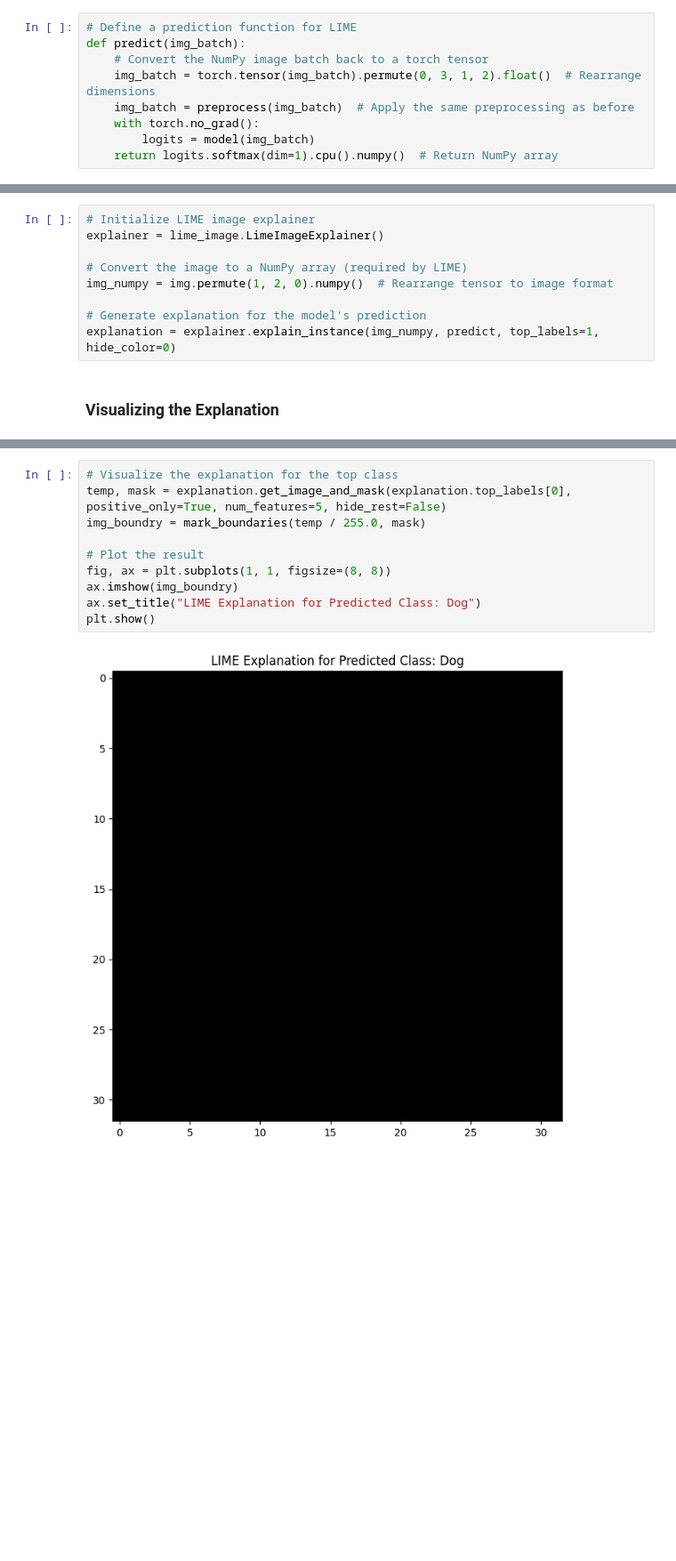
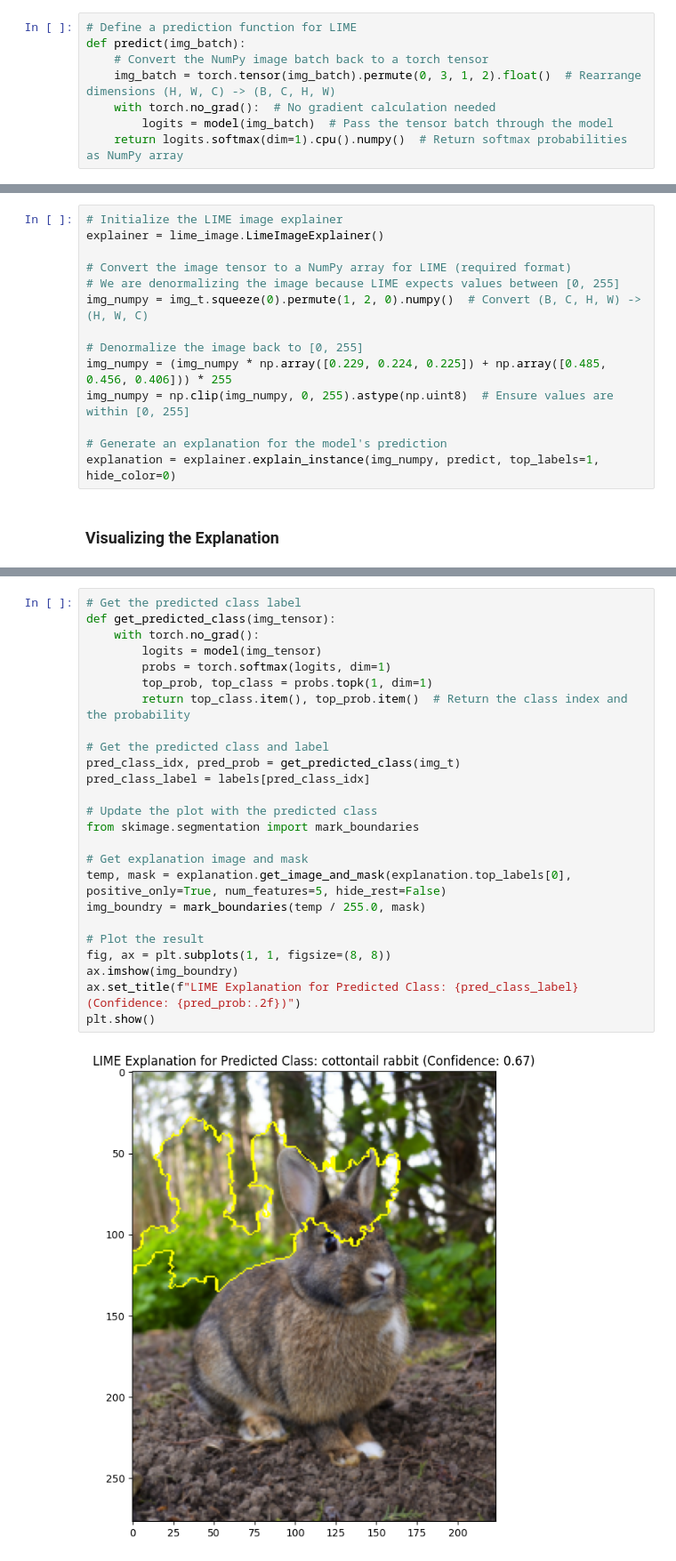
Before and after one commit to aghakishiyeva/Explainable-Techniques-II, a Jupyter notebook: AIPI590_Assignment_5.ipynb, the cells around one changed output, grey strips where cells are left out. Shown at 89% size. Saved outputs shown, nothing was run; the diff lists cells and outputs as text; blank space fills up the shorter version.

```diff
--- a/AIPI590_Assignment_5.ipynb
+++ b/AIPI590_Assignment_5.ipynb
@@ -90,9 +90,8 @@ In this cell, we define the predict function for LIME. This function takes the p
 # Define a prediction function for LIME
 def predict(img_batch):
     # Convert the NumPy image batch back to a torch tensor
-    img_batch = torch.tensor(img_batch).permute(0, 3, 1, 2).float()  # Rearrange dimensions
-    img_batch = preprocess(img_batch)  # Apply the same preprocessing as before
-    with torch.no_grad():
-        logits = model(img_batch)
-    return logits.softmax(dim=1).cpu().numpy()  # Return NumPy array
+    img_batch = torch.tensor(img_batch).permute(0, 3, 1, 2).float()  # Rearrange dimensions (H, W, C) -> (B, C, H, W)
+    with torch.no_grad():  # No gradient calculation needed
+        logits = model(img_batch)  # Pass the tensor batch through the model
+    return logits.softmax(dim=1).cpu().numpy()  # Return softmax probabilities as NumPy array
 # %% [markdown]
@@ -102,11 +101,16 @@ Here, we initialize the LIME explainer for image data. We convert the dog image
 # %%
-# Initialize LIME image explainer
+# Initialize the LIME image explainer
 explainer = lime_image.LimeImageExplainer()
 
-# Convert the image to a NumPy array (required by LIME)
-img_numpy = img.permute(1, 2, 0).numpy()  # Rearrange tensor to image format
+# Convert the image tensor to a NumPy array for LIME (required format)
+# We are denormalizing the image because LIME expects values between [0, 255]
+img_numpy = img_t.squeeze(0).permute(1, 2, 0).numpy()  # Convert (B, C, H, W) -> (H, W, C)
 
-# Generate explanation for the model's prediction
+# Denormalize the image back to [0, 255]
+img_numpy = (img_numpy * np.array([0.229, 0.224, 0.225]) + np.array([0.485, 0.456, 0.406])) * 255
+img_numpy = np.clip(img_numpy, 0, 255).astype(np.uint8)  # Ensure values are within [0, 255]
+
+# Generate an explanation for the model's prediction
 explanation = explainer.explain_instance(img_numpy, predict, top_labels=1, hide_color=0)
 # %% [markdown]
 ### Visualizing the Explanation
@@ -113,12 +119,27 @@ explanation = explainer.explain_instance(img_numpy, predict, top_labels=1, hide_
 # %%
-# Visualize the explanation for the top class
+# Get the predicted class label
+def get_predicted_class(img_tensor):
+    with torch.no_grad():
+        logits = model(img_tensor)
+        probs = torch.softmax(logits, dim=1)
+        top_prob, top_class = probs.topk(1, dim=1)
+        return top_class.item(), top_prob.item()  # Return the class index and the probability
+
+# Get the predicted class and label
+pred_class_idx, pred_prob = get_predicted_class(img_t)
+pred_class_label = labels[pred_class_idx]
+
+# Update the plot with the predicted class
+from skimage.segmentation import mark_boundaries
+
+# Get explanation image and mask
 temp, mask = explanation.get_image_and_mask(explanation.top_labels[0], positive_only=True, num_features=5, hide_rest=False)
 img_boundry = mark_boundaries(temp / 255.0, mask)
 
 # Plot the result
 fig, ax = plt.subplots(1, 1, figsize=(8, 8))
 ax.imshow(img_boundry)
-ax.set_title("LIME Explanation for Predicted Class: Dog")
+ax.set_title(f"LIME Explanation for Predicted Class: {pred_class_label} (Confidence: {pred_prob:.2f})")
 plt.show()
 # %% [output]
-[figure, old version]
+[figure, new version]
```
Also changed, not shown: parts of 23 cells of this notebook.
